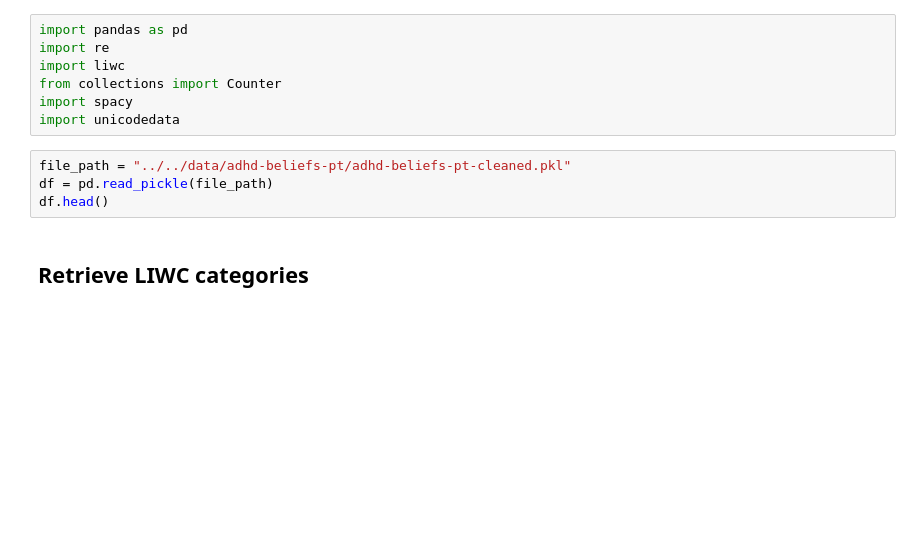
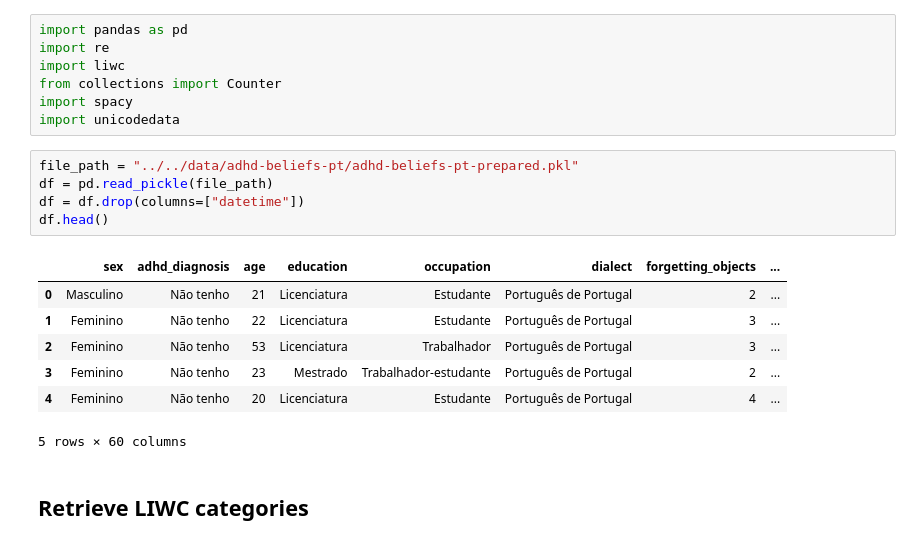
Before and after one commit to raquelfmcardoso/adhd-linguistic-patterns-beliefs-portuguese-women, a Jupyter notebook: notebooks/adhd_beliefs_pt/06-rq1-1_liwc.ipynb, the cells around one changed output. Drawn from its saved outputs; the diff is of its cells as text; blank space fills up the shorter version.

```diff
--- a/notebooks/adhd_beliefs_pt/06-rq1-1_liwc.ipynb
+++ b/notebooks/adhd_beliefs_pt/06-rq1-1_liwc.ipynb
@@ -6,9 +6,18 @@ from collections import Counter
 import spacy
 import unicodedata
 # %%
-file_path = "../../data/adhd-beliefs-pt/adhd-beliefs-pt-cleaned.pkl"
+file_path = "../../data/adhd-beliefs-pt/adhd-beliefs-pt-prepared.pkl"
 df = pd.read_pickle(file_path)
+df = df.drop(columns=["datetime"])
 df.head()
+# %% [output]
+|  | sex | adhd_diagnosis | age | education | occupation | dialect | forgetting_objects | ... |
+| 0 | Masculino | Não tenho | 21 | Licenciatura | Estudante | Português de Portugal | 2 | ... |
+| 1 | Feminino | Não tenho | 22 | Licenciatura | Estudante | Português de Portugal | 3 | ... |
+| 2 | Feminino | Não tenho | 53 | Licenciatura | Trabalhador | Português de Portugal | 3 | ... |
+| 3 | Feminino | Não tenho | 23 | Mestrado | Trabalhador-estudante | Português de Portugal | 2 | ... |
+| 4 | Feminino | Não tenho | 20 | Licenciatura | Estudante | Português de Portugal | 4 | ... |
+5 rows × 60 columns
 # %% [markdown]
 ## Retrieve LIWC categories
 # %%
```
Also changed, not shown: parts of 7 cells of this notebook, 2 other files.
